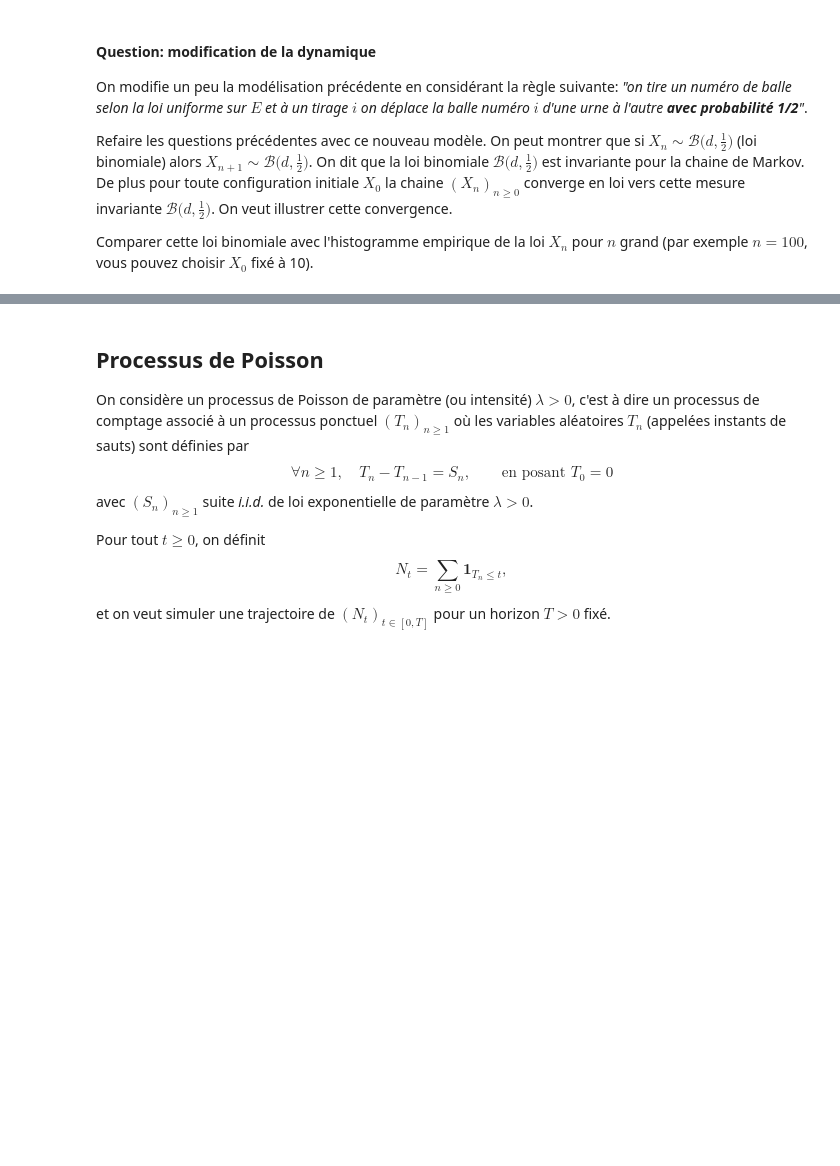
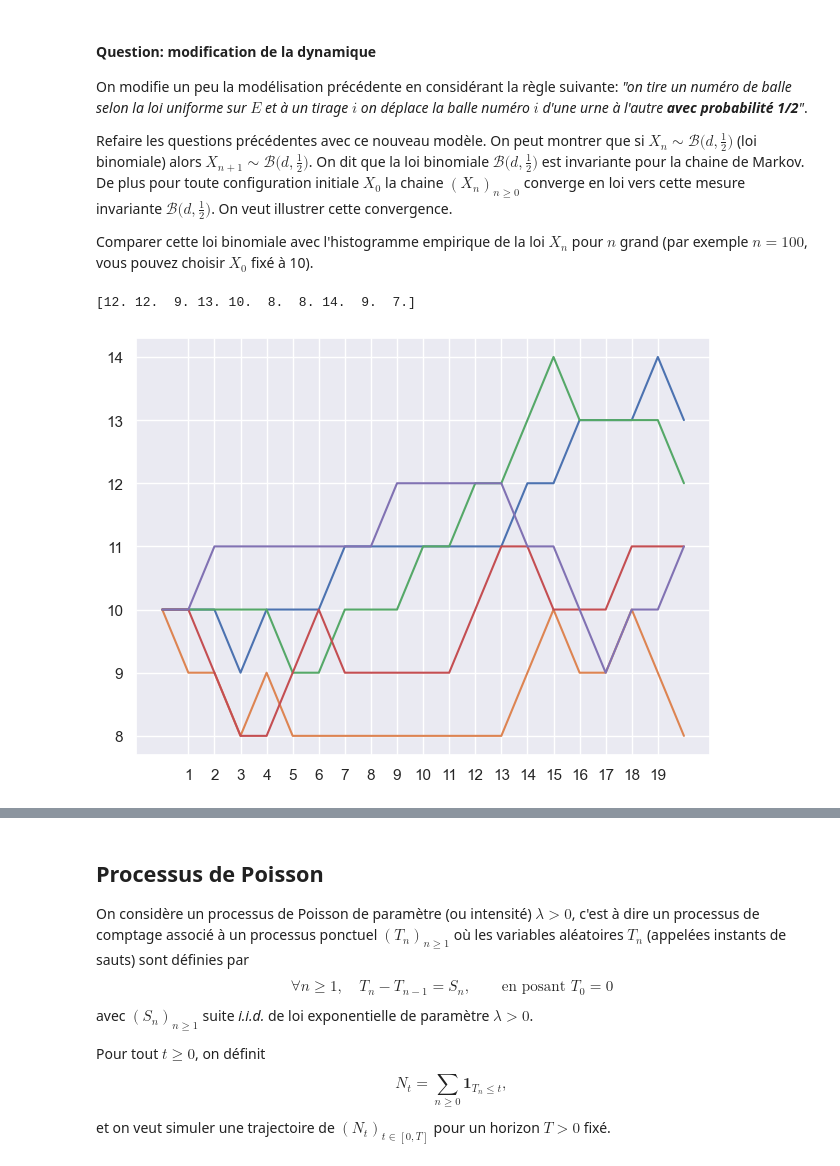
Before and after one commit to PolTibau/Probabilit-s-num-riques, a Jupyter notebook: TP/TP2 Sujet.ipynb, the cells around one changed output, grey strips where cells are left out. Drawn from its saved outputs; the diff is of its cells as text; code cells hidden in the pictures; blank space fills up the shorter version.

```diff
--- a/TP/TP2 Sujet.ipynb
+++ b/TP/TP2 Sujet.ipynb
@@ -312,3 +312,37 @@ Refaire les questions précédentes avec ce nouveau modèle.
 On peut montrer que si $X_{n} \sim \mathcal{B}\bigl(d, \frac{1}{2}\bigr)$ (loi binomiale) alors $X_{n+1} \sim \mathcal{B}\bigl(d, \frac{1}{2}\bigr)$. On dit que la loi binomiale $\mathcal{B}\bigl(d, \frac{1}{2}\bigr)$ est invariante pour la chaine de Markov. De plus pour toute configuration initiale $X_0$ la chaine $(X_n)_{n \ge 0}$ converge en loi vers cette mesure invariante $\mathcal{B}\bigl(d, \frac{1}{2}\bigr)$. On veut illustrer cette convergence.
 
 Comparer cette loi binomiale avec l'histogramme empirique de la loi $X_n$ pour $n$ grand (par exemple $n = 100$, vous pouvez choisir $X_0$ fixé à 10).
+# %%
+def ehrenfest2(x0,N,n):
+    X = T = x0*np.ones(N)
+    U = stats.uniform.rvs(size=(N,n), random_state=rng)
+    B = stats.bernoulli.rvs(0.5, size=(N,n), random_state=rng)
+
+    for i in range(n):
+        mov = U[:,i]
+        Y = X - (mov<=(X/d))*B[:,i]  + (mov>(X/d))*B[:,i]
+        X = Y
+        T = np.column_stack([T,Y])
+    return T
+
+
+n = 1000
+N = 10
+traj = ehrenfest2(10,N,n)
+print(traj[:,-1])
+# %% [output]
+[12. 12.  9. 13. 10.  8.  8. 14.  9.  7.]
+# %%
+N = 5
+n = 20
+M = ehrenfest2(10,N,n)
+
+
+fig, ax = plt.subplots(layout='tight')
+ax.set_xticks(range(1,20))
+ax.grid(True)
+for i in range(N):
+    ax.plot(np.arange(0,21), M[i])
+plt.show()
+# %% [output]
+[figure, added]
```
Also changed, not shown: parts of 12 cells of this notebook.
